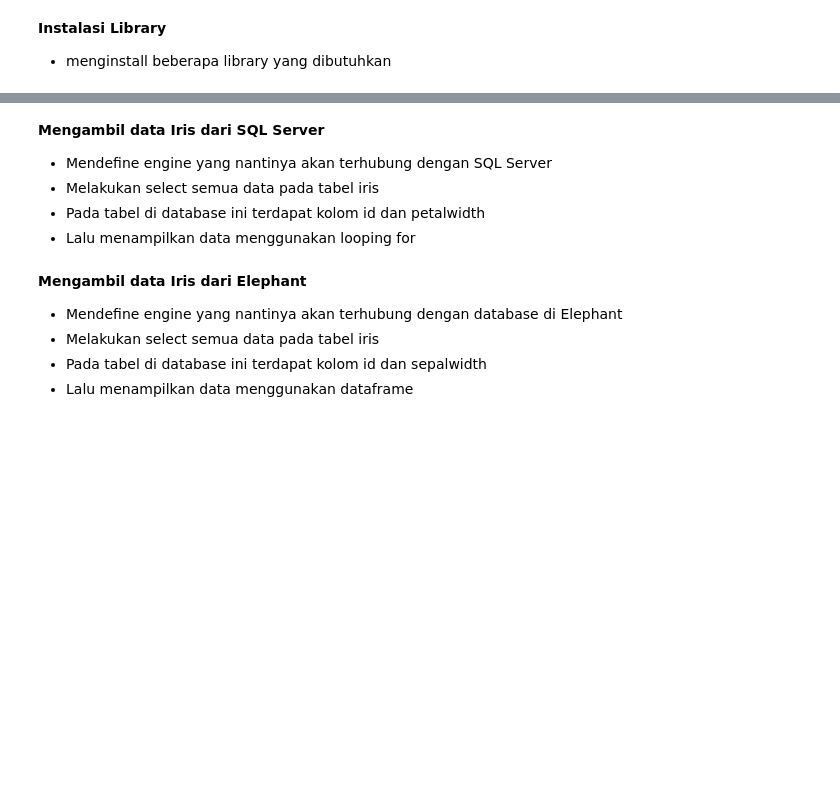
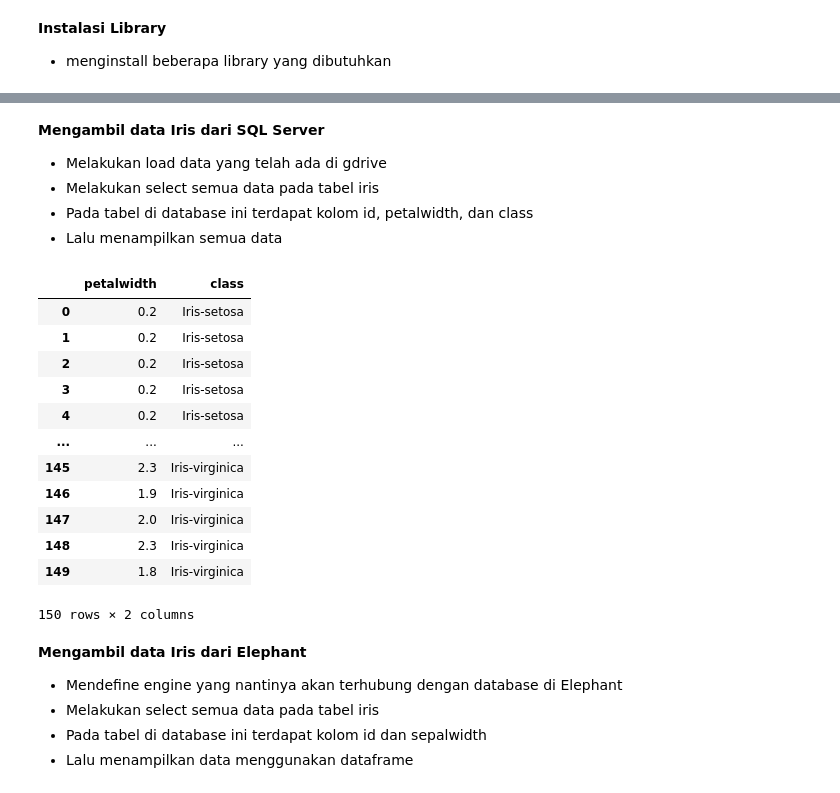
Before and after one commit to triasmidwi/prosaindata, a Jupyter notebook: _sources/Pipeline.ipynb, the cells around one changed output, grey strips where cells are left out. Saved outputs shown, nothing was run; the diff lists cells and outputs as text; code cells hidden in the pictures; blank space fills up the shorter version.

```diff
--- a/_sources/Pipeline.ipynb
+++ b/_sources/Pipeline.ipynb
@@ -30,26 +42,32 @@ Requirement already satisfied: psycopg2 in /usr/local/lib/python3.8/dist-package
 # %% [markdown]
 **Mengambil data Iris dari SQL Server**
-*   Mendefine engine yang nantinya akan terhubung dengan SQL Server
+*   Melakukan load data yang telah ada di gdrive
 *   Melakukan select semua data pada tabel iris
-*   Pada tabel di database ini terdapat kolom id dan petalwidth
-*   Lalu menampilkan data menggunakan looping for
+*   Pada tabel di database ini terdapat kolom id, petalwidth, dan class
+*   Lalu menampilkan semua data
-# %%
-import pyodbc
-import pandas as pd
-cnxn_str = ("Driver={odbc driver 17 for sql server};"
-            "Server=DESKTOP-JAFQH21\SQLEXPRESS;"
-            "Database=prosain200411100186;"
-            "Trusted_Connection=yes;")
-cnxn = pyodbc.connect(cnxn_str)
-cursor = cnxn.cursor()
-cursor.execute("SELECT * FROM iris")
-row = cursor.fetchall()
-cursor.close()
-data=[]
-for i in row:
-    data.append([i[0].strip('"'),i[1].strip('"'),i[2]])
-df_sqlServer = pd.DataFrame(data, columns=['id','petalwidth','class'])
-df_sqlServer
+# %%
+base = '/content/drive/MyDrive/prosaindata/tugas/Dataset/iris_SqlServer.csv'
+def load_iris_SqlServer():
+  data = pd.read_csv(base)
+  return data
+# %%
+df_sqlServer=load_iris_SqlServer()
+df_sqlServer= df_sqlServer.drop('ID ', axis=1)
+df_sqlServer
+# %% [output]
+|  | petalwidth | class |
+| 0 | 0.2 | Iris-setosa |
+| 1 | 0.2 | Iris-setosa |
+| 2 | 0.2 | Iris-setosa |
+| 3 | 0.2 | Iris-setosa |
+| 4 | 0.2 | Iris-setosa |
+| ... | ... | ... |
+| 145 | 2.3 | Iris-virginica |
+| 146 | 1.9 | Iris-virginica |
+| 147 | 2.0 | Iris-virginica |
+| 148 | 2.3 | Iris-virginica |
+| 149 | 1.8 | Iris-virginica |
+150 rows × 2 columns
 # %% [markdown]
 **Mengambil data Iris dari Elephant**
 *   Mendefine engine yang nantinya akan terhubung dengan database di Elephant
```
Also changed, not shown: parts of 16 cells of this notebook, 9 other files.
